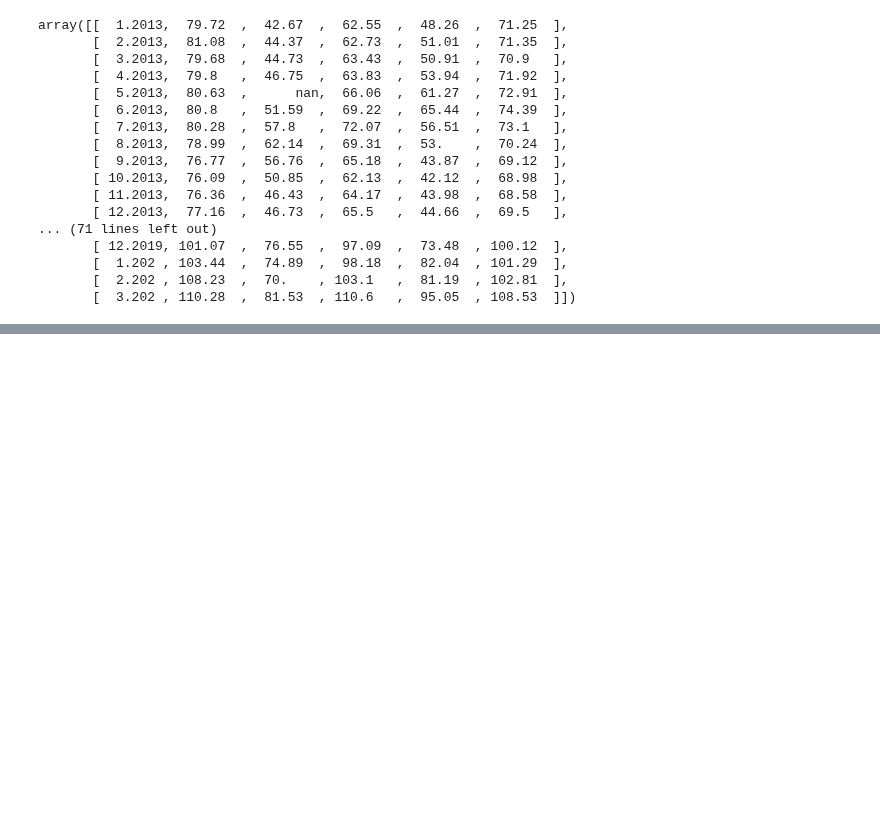
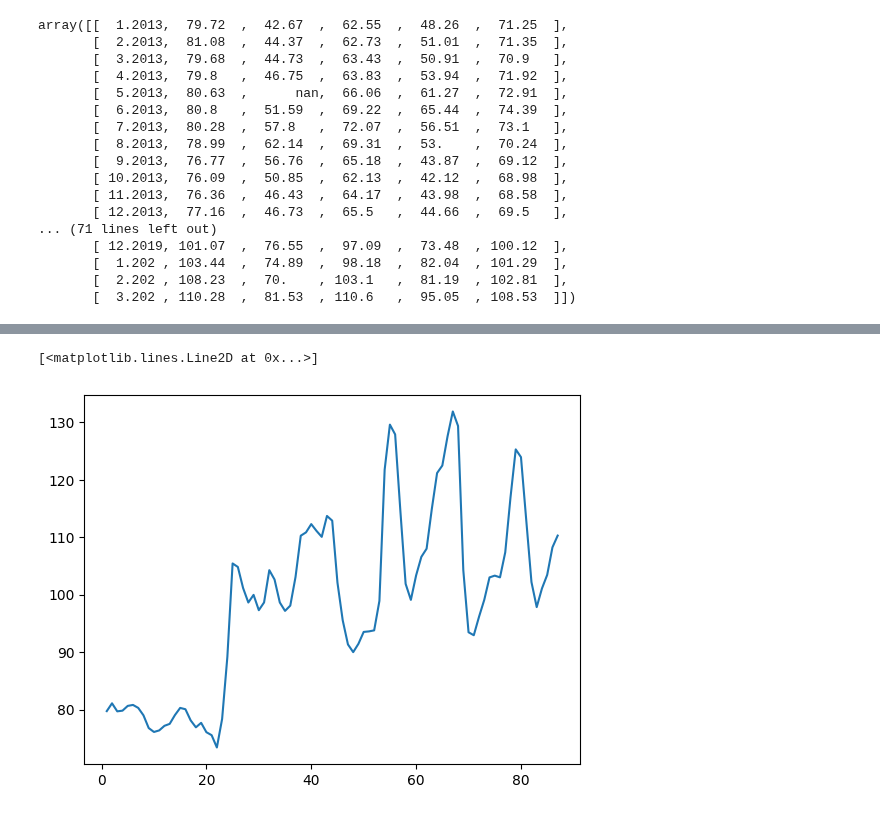
Before and after one commit to ollin02/Numpy, a Jupyter notebook: Numpy.ipynb, the cells around one changed output, grey strips where cells are left out. Cells and saved outputs as stored; diff of their text form; code cells hidden in the pictures; blank space fills up the shorter version.

```diff
--- a/Numpy.ipynb
+++ b/Numpy.ipynb
@@ -101,0 +171,5 @@ datos_transpuestos = datos.T
+# %%
+plt.plot(fechas,Moscu,label='Moscu')
+# %% [output]
+[<matplotlib.lines.Line2D at 0x...>]
+[figure, added]
```
Also changed, not shown: parts of 41 cells of this notebook.
